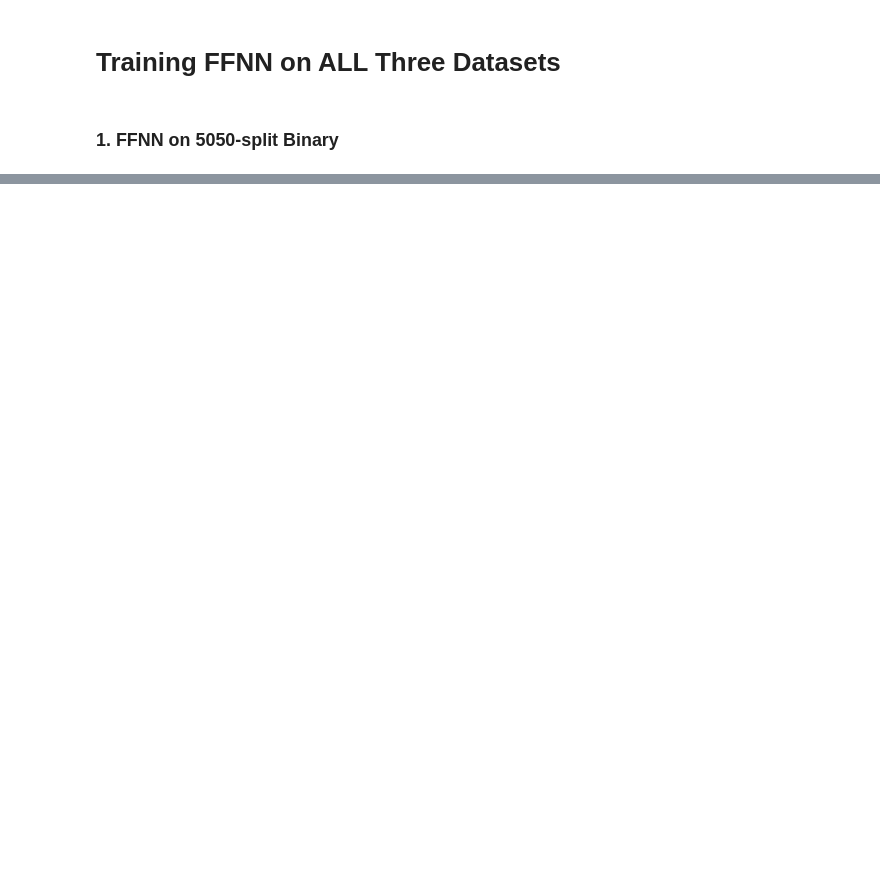
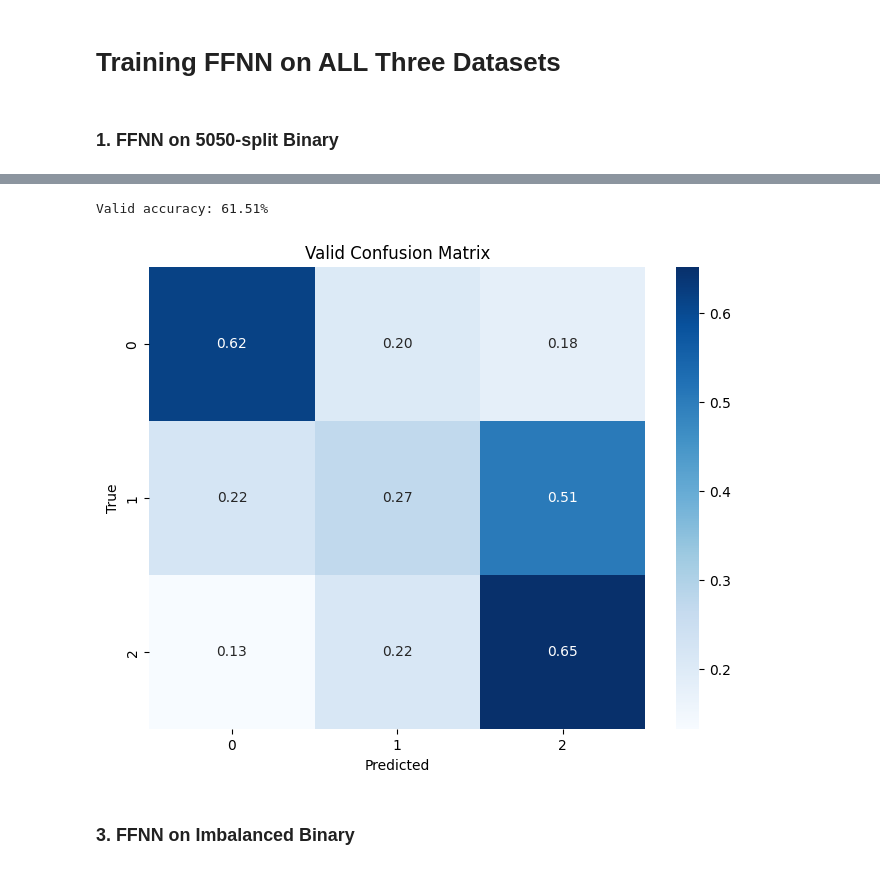
Before and after one commit to Panta-Rhei-LZ/DS-9000-Project-Data, a Jupyter notebook: Neural_Network.ipynb, the cells around one changed output, grey strips where cells are left out. Drawn from its saved outputs; the diff is of its cells as text; code cells hidden in the pictures; blank space fills up the shorter version.

```diff
--- a/Neural_Network.ipynb
+++ b/Neural_Network.ipynb
@@ -432,0 +446,14 @@ Test accuracy: 52.18%
+# %%
+# Predict and plot on the validation data
+val_preds = confusion_plot_multiclass(
+    model2,
+    X_test_diabetes012_tensor,
+    y_test_diabetes012,
+    'Valid',
+    classes=[0, 1, 2]
+)
+# %% [output]
+Valid accuracy: 61.51%
+[figure, added]
+# %% [markdown]
+### 3. FFNN on Imbalanced Binary
```
Also changed, not shown: parts of 15 cells of this notebook.
